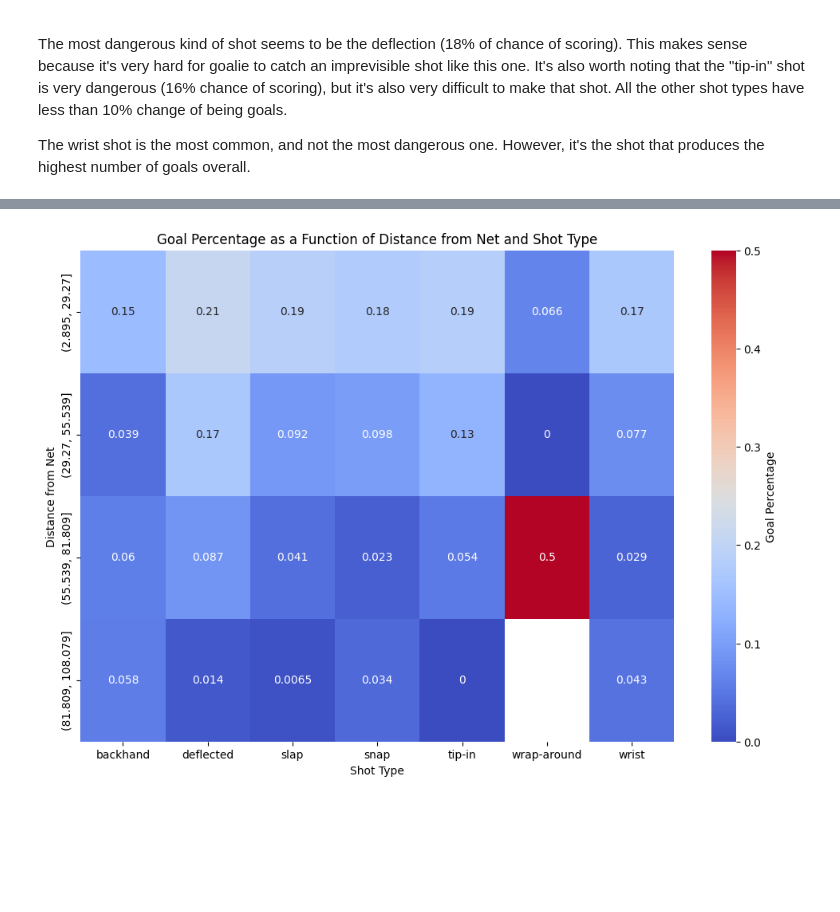
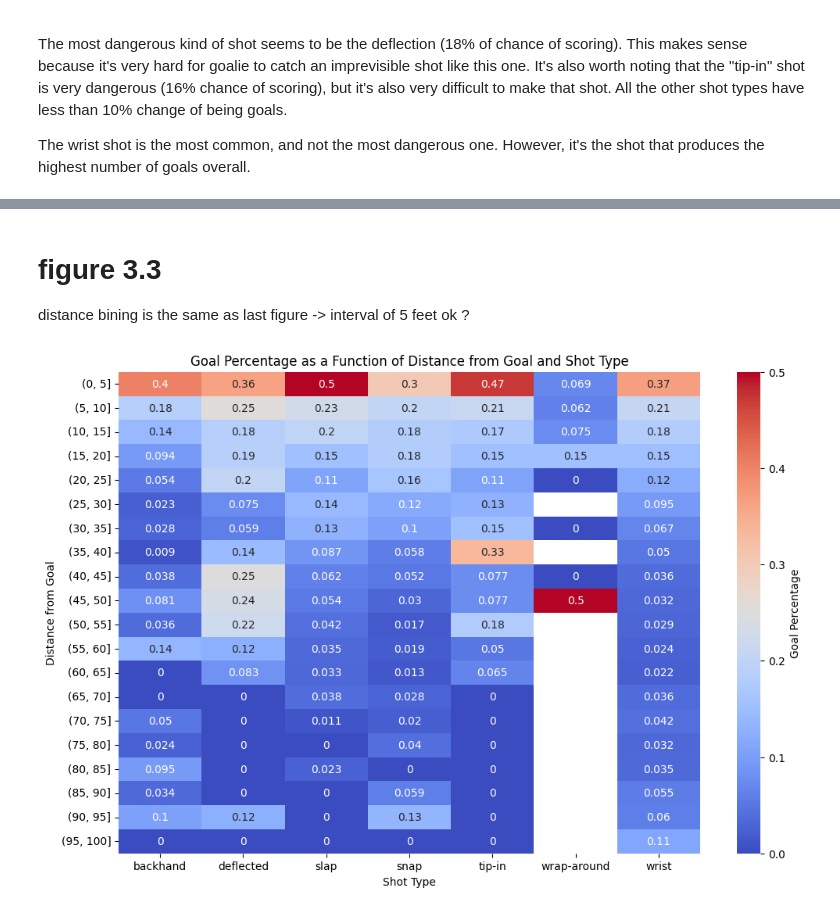
Before and after one commit to WilliamChidiac/NHL-goal-prediction, a Jupyter notebook: notebooks/simple_visualization.ipynb, the cells around one changed output, grey strips where cells are left out. Saved outputs shown, nothing was run; the diff lists cells and outputs as text; code cells hidden in the pictures; blank space fills up the shorter version.

Commit message:
fig 3.2 and 3.3 imporved with 5 feet bins

```diff
--- a/notebooks/simple_visualization.ipynb
+++ b/notebooks/simple_visualization.ipynb
@@ -70,4 +75,11 @@ plt.show()
 # %%
 # Calculate the distance from the goal (assuming the goal is at (-100, 0) or (100, 0))
-df['distance'] = df.apply(lambda row: min(((row['x_coord'] + 100)**2 + row['y_coord']**2)**0.5, ((row['x_coord'] - 100)**2 + row['y_coord']**2)**0.5), axis=1)
-df[df['distance'] > 100]
+left_goal_coords = (-100+11, 0)
+right_goal_coords = (100-11, 0)
+
+def min_distance(row):
+    left_goal_distance = ((row['x_coord'] - left_goal_coords[0])**2 + row['y_coord']**2)**0.5
+    right_goal_distance = ((row['x_coord'] - right_goal_coords[0])**2 + row['y_coord']**2)**0.5
+    return min(left_goal_distance, right_goal_distance)
+
+df['distance'] = df.apply(min_distance, axis=1)
@@ -175,19 +85,0 @@ num_bins = int(2 * (len(data) ** (1/3)))
-# %%
-
-
-# Create a new column to indicate if the event was a goal
-df['is_goal'] = df['type'] == 'goal'
-
-# Create bins for distance
-df['distance_bin'] = pd.cut(df['distance'], bins=num_bins)
-
-# Group by distance_bin and is_goal, then count the occurrences
-goal_vs_non_goal_counts = df.groupby(['distance_bin', 'is_goal']).size().unstack().fillna(0)
-
-# Plot the data
-goal_vs_non_goal_counts.plot(kind='bar', stacked=True, figsize=(12, 8))
-plt.title('Goals vs Non-Goals by Distance Bins')
-plt.xlabel('Distance from Goal')
-plt.ylabel('Count')
-plt.legend(title='Event Type', labels=['Non-Goal', 'Goal'])
-plt.show()
@@ -219,22 +206,19 @@ plt.show()
+# %% [markdown]
+# figure 3.3
+distance bining is the same as last figure -> interval of 5 feet ok ?
 # %%
-# Create a new column to indicate if the event was a goal
-df['is_goal'] = df['type'] == 'goal'
-
-# Create bins for distance
-df['distance_bin'] = pd.cut(df['distance'], bins=4)
-
 # Calculate goal percentage for each combination of distance bin and shot type
-goal_percentage = df.groupby(['distance_bin', 'shot_type'])['is_goal'].mean().reset_index()
+goal_percentage = df_2017.groupby([distance_bins, 'shot_type'])['is_goal'].mean().reset_index()
 
 # Pivot the data for easier plotting
-goal_percentage_pivot = goal_percentage.pivot(index='distance_bin', columns='shot_type', values='is_goal')
+goal_percentage_pivot = goal_percentage.pivot(index='distance', columns='shot_type', values='is_goal')
 
 # Plot the data
 plt.figure(figsize=(12, 8))
 sns.heatmap(goal_percentage_pivot, annot=True, cmap='coolwarm', cbar_kws={'label': 'Goal Percentage'})
-plt.title('Goal Percentage as a Function of Distance from Net and Shot Type')
+plt.title('Goal Percentage as a Function of Distance from Goal and Shot Type')
 plt.xlabel('Shot Type')
-plt.ylabel('Distance from Net')
+plt.ylabel('Distance from Goal')
 plt.show()
 # %% [output]
-[figure, old version]
+[figure, new version]
```
Also changed, not shown: parts of 26 cells of this notebook.
